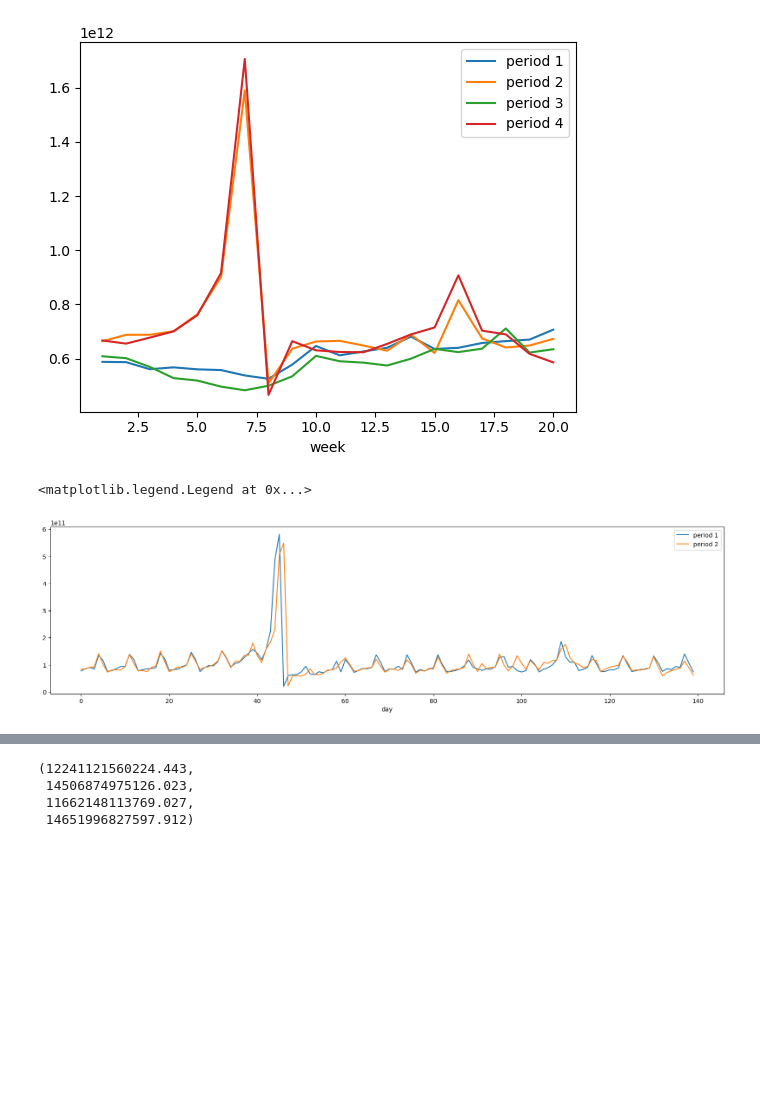
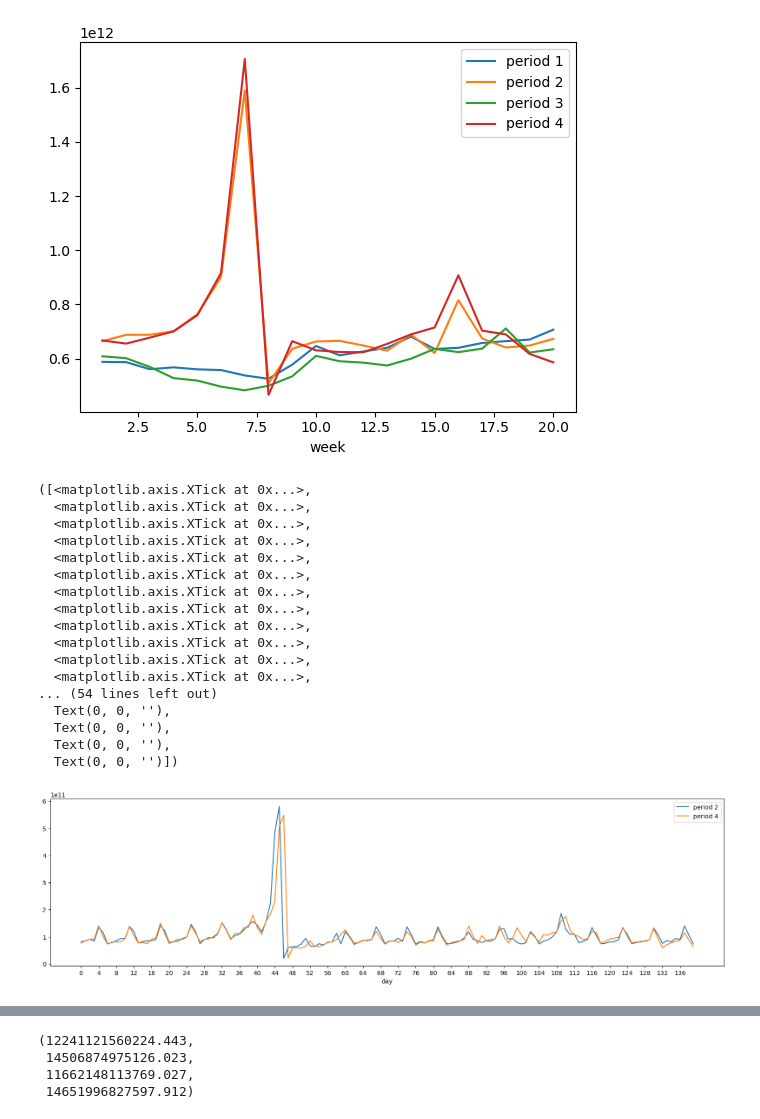
Before and after one commit to nastasija-m/DCIA, a Jupyter notebook: discontinuity - nr of customers.ipynb, the cells around one changed output, grey strips where cells are left out. Cells and saved outputs as stored; diff of their text form; code cells hidden in the pictures; blank space fills up the shorter version.

```diff
--- a/discontinuity - nr of customers.ipynb
+++ b/discontinuity - nr of customers.ipynb
@@ -119,6 +86,18 @@ new_df['treatment_post'] = new_df['treatment'] * new_df['post']
 new_df['week_post'] = new_df['post'] * new_df['week']
 new_df['week_post_treatment'] = new_df['post'] * new_df['week'] * new_df['treatment']
 
+# create a variable indicating wheather the day is a weekend or not based on date_code
+new_df['weekend'] = new_df['date_code'].dt.dayofweek // 5
+
+#create an interaction term between weekend and post
+new_df['weekend_post'] = new_df['post'] * new_df['weekend']
+
+#create an interaction term between weekend and treatment
+new_df['weekend_treatment'] = new_df['treatment'] * new_df['weekend']
+
+#create an interaction term between weekend and treatment_post
+new_df['weekend_treatment_post'] = new_df['treatment_post'] * new_df['weekend']
+
 #make a dummyfy the varaible week_post
 #new_df = pd.get_dummies(new_df, columns=['week'])
 # %% [output]
@@ -207,16 +186,36 @@ plt.legend(['period 1', 'period 2', 'period 3', 'period 4'])
 <matplotlib.legend.Legend at 0x...>
 [figure]
 # %%
+#import plt
+import matplotlib.pyplot as plt
 #set figure size
 plt.figure(figsize=(20, 5))
 #new_df[new_df['period_code']==1].groupby(['day'])['total_revenue'].sum().plot(kind='line')
 new_df[new_df['period_code']==2].groupby(['day'])['total_revenue'].sum().plot(kind='line')
 #new_df[new_df['period_code']==3].groupby(['day'])['total_revenue'].sum().plot(kind='line')
 new_df[new_df['period_code']==4].groupby(['day'])['total_revenue'].sum().plot(kind='line')
-plt.legend(['period 1', 'period 2', 'period 3', 'period 4'])
+plt.legend(['period 2', 'period 4'])# 'period 3', 'period 4'])
+#show numbers on the x axis for every 7 days
+plt.xticks(np.arange(0, 28*5, 4))
 # %% [output]
-<matplotlib.legend.Legend at 0x...>
+([<matplotlib.axis.XTick at 0x...>,
+  <matplotlib.axis.XTick at 0x...>,
+  <matplotlib.axis.XTick at 0x...>,
+  <matplotlib.axis.XTick at 0x...>,
+  <matplotlib.axis.XTick at 0x...>,
+  <matplotlib.axis.XTick at 0x...>,
+  <matplotlib.axis.XTick at 0x...>,
+  <matplotlib.axis.XTick at 0x...>,
+  <matplotlib.axis.XTick at 0x...>,
+  <matplotlib.axis.XTick at 0x...>,
+  <matplotlib.axis.XTick at 0x...>,
+  <matplotlib.axis.XTick at 0x...>,
+... (54 lines left out)
+  Text(0, 0, ''),
+  Text(0, 0, ''),
+  Text(0, 0, ''),
+  Text(0, 0, '')])
-[figure, old version]
+[figure, new version]
 # %%
 new_df[new_df['period_code']==4].describe()
 # %% [output]
```
Also changed, not shown: parts of 12 cells of this notebook.
